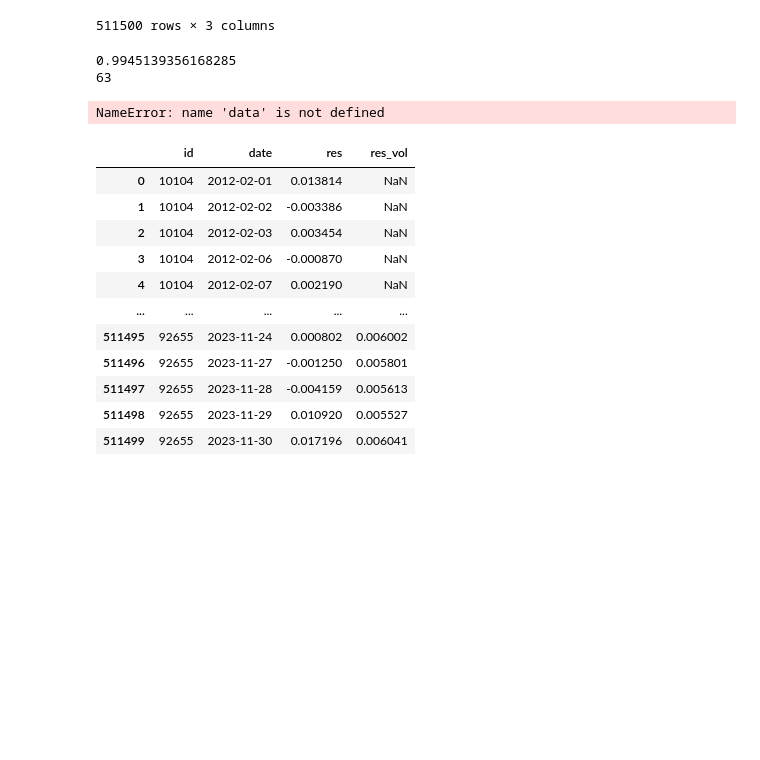
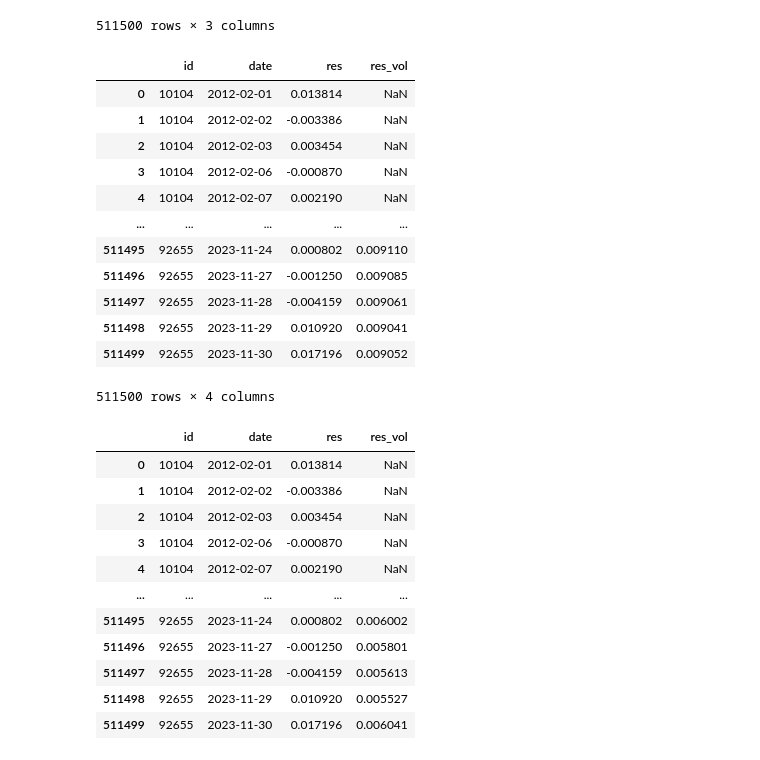
Before and after one commit to Hedegaard9/Master, a Jupyter notebook: Lokalt_test_cov_matrix_korrekt.ipynb, the cells around one changed output. Drawn from its saved outputs; the diff is of its cells as text; code cells hidden in the pictures; blank space fills up the shorter version.

```diff
--- a/Lokalt_test_cov_matrix_korrekt.ipynb
+++ b/Lokalt_test_cov_matrix_korrekt.ipynb
@@ -580,24 +582,31 @@ spec_risk
 | 511498 | 92655 | 2023-11-29 | 0.010920 |
 | 511499 | 92655 | 2023-11-30 | 0.017196 |
 511500 rows × 3 columns
-# %%
-lambda_val = 0.5 ** (1.0 / settings['cov_set']['hl_stock_var'])
-print(lambda_val)
-start_val = settings['cov_set']['initial_var_obs']
-print(start_val)
-#test= ewma.ewma_c(data, lambda_val, start)
-# %% [output]
-0.9945139356168285
-63
 # %%
+lambda_val = 0.5 ** (1.0 / settings['cov_set']['hl_stock_var'])
+start_val = settings['cov_set']['initial_var_obs']
 def apply_ewma(group):
     group['res_vol'] = ewma.ewma_c(group['res'].values, lambda_val, start_val)
     return group
 
 # Anvend EWMA per gruppe
-data = data.groupby('id', group_keys=False).apply(apply_ewma)
+data = spec_risk.groupby('id', group_keys=False).apply(apply_ewma)
-# %% [output]
-NameError: name 'data' is not defined
+# %%
+data
+# %% [output]
+|  | id | date | res | res_vol |
+| 0 | 10104 | 2012-02-01 | 0.013814 | NaN |
+| 1 | 10104 | 2012-02-02 | -0.003386 | NaN |
+| 2 | 10104 | 2012-02-03 | 0.003454 | NaN |
+| 3 | 10104 | 2012-02-06 | -0.000870 | NaN |
+| 4 | 10104 | 2012-02-07 | 0.002190 | NaN |
+| ... | ... | ... | ... | ... |
+| 511495 | 92655 | 2023-11-24 | 0.000802 | 0.009110 |
+| 511496 | 92655 | 2023-11-27 | -0.001250 | 0.009085 |
+| 511497 | 92655 | 2023-11-28 | -0.004159 | 0.009061 |
+| 511498 | 92655 | 2023-11-29 | 0.010920 | 0.009041 |
+| 511499 | 92655 | 2023-11-30 | 0.017196 | 0.009052 |
+511500 rows × 4 columns
 # %%
 def ewma_variance(x, lambda_, start):
     """
```
Also changed, not shown: parts of 1 cell of this notebook, 1 other file.
